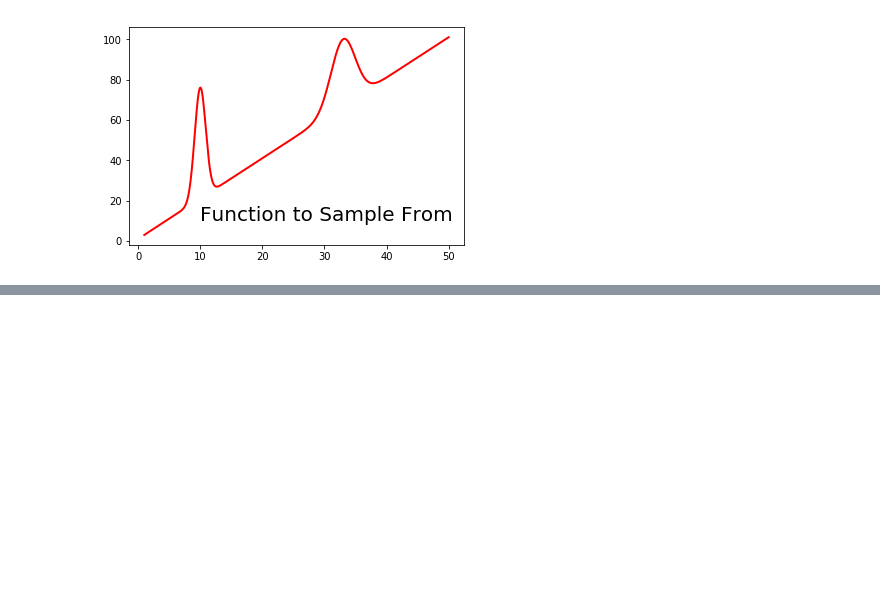
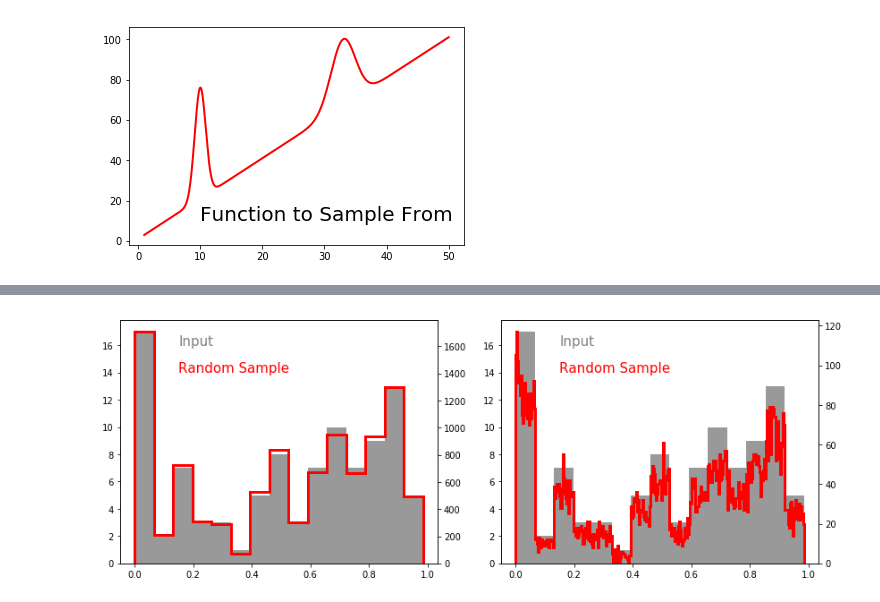
Before and after one commit to robbassett/cdf_sampler, a Jupyter notebook: CDF_sampler_exampples.ipynb, the cells around one changed output, grey strips where cells are left out. Saved outputs shown, nothing was run; the diff lists cells and outputs as text; code cells hidden in the pictures; blank space fills up the shorter version.

```diff
--- a/CDF_sampler_exampples.ipynb
+++ b/CDF_sampler_exampples.ipynb
@@ -65,0 +136,22 @@ plt.show()
+# %%
+y,bin_edges = np.histogram(t911,bins=15)
+sampler = cds.histogram_oversampler(bin_edges,y,100)
+sampler.sample_n(10000)
+
+f  = plt.figure(figsize=(14,5))
+ax = f.add_subplot(121)
+ax.hist(t911,bins=15,histtype='stepfilled',color='k',lw=3,alpha=.4)
+ax.annotate('Input',xy=(.15,16),fontsize=15,color='grey')
+ax.annotate('Random Sample',xy=(.15,14),color='r',fontsize=15)
+xa = ax.twinx()
+xa.hist(sampler.sample,bins=15,histtype='step',color='r',lw=3)
+
+ax = f.add_subplot(122)
+ax.hist(t911,bins=15,histtype='stepfilled',color='k',lw=3,alpha=.4)
+ax.annotate('Input',xy=(.15,16),fontsize=15,color='grey')
+ax.annotate('Random Sample',xy=(.15,14),color='r',fontsize=15)
+xa = ax.twinx()
+xa.hist(sampler.sample,bins=300,histtype='step',color='r',lw=3)
+plt.show()
+# %% [output]
+[figure, added]
```
Also changed, not shown: parts of 13 cells of this notebook.
